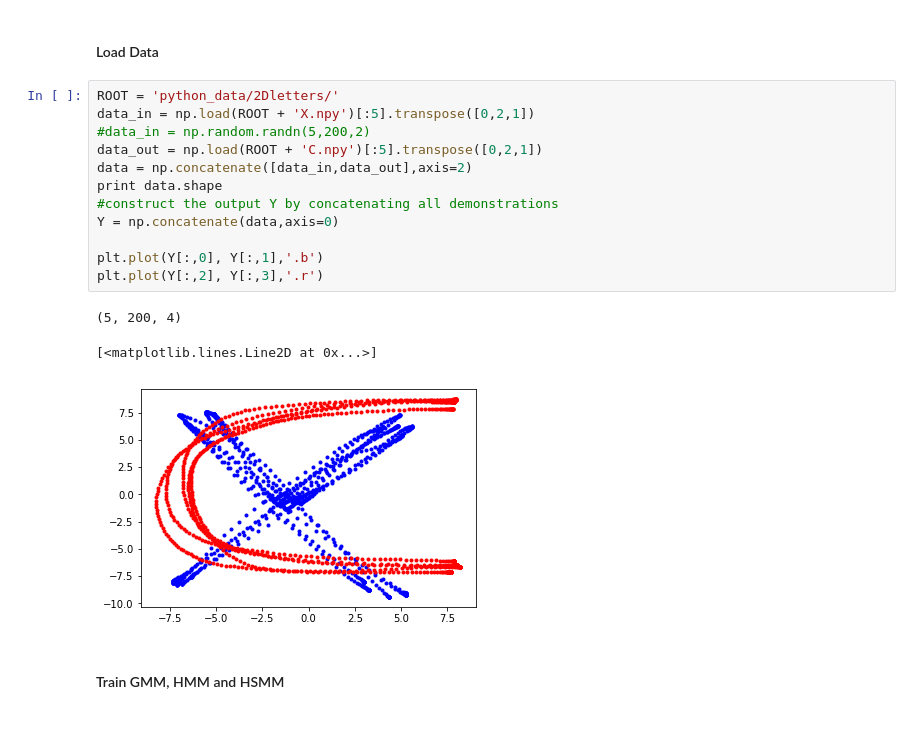
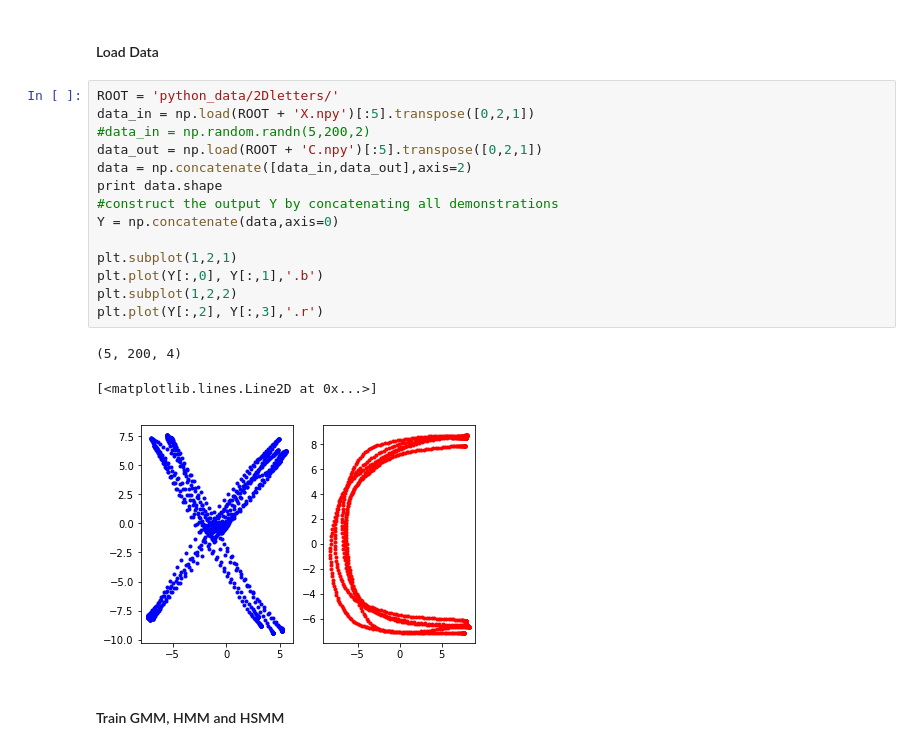
Before and after one commit to fabienjammes/ee613-python, a Jupyter notebook: python notebooks/HSMM.ipynb, the cells around one changed output. Saved outputs shown, nothing was run; the diff lists cells and outputs as text.

```diff
--- a/python notebooks/HSMM.ipynb
+++ b/python notebooks/HSMM.ipynb
@@ -497,19 +456,21 @@ plt.legend()
 # %%
 ROOT = 'python_data/2Dletters/'
 data_in = np.load(ROOT + 'X.npy')[:5].transpose([0,2,1])
 #data_in = np.random.randn(5,200,2)
 data_out = np.load(ROOT + 'C.npy')[:5].transpose([0,2,1])
 data = np.concatenate([data_in,data_out],axis=2)
 print data.shape
 #construct the output Y by concatenating all demonstrations
 Y = np.concatenate(data,axis=0)
 
+plt.subplot(1,2,1)
 plt.plot(Y[:,0], Y[:,1],'.b')
+plt.subplot(1,2,2)
 plt.plot(Y[:,2], Y[:,3],'.r')
 # %% [output]
 (5, 200, 4)
 [<matplotlib.lines.Line2D at 0x...>]
-[figure, old version]
+[figure, new version]
 # %% [markdown]
 #### Train GMM, HMM and HSMM
 # %%
```
Also changed, not shown: parts of 44 cells of this notebook, 6 other files.
